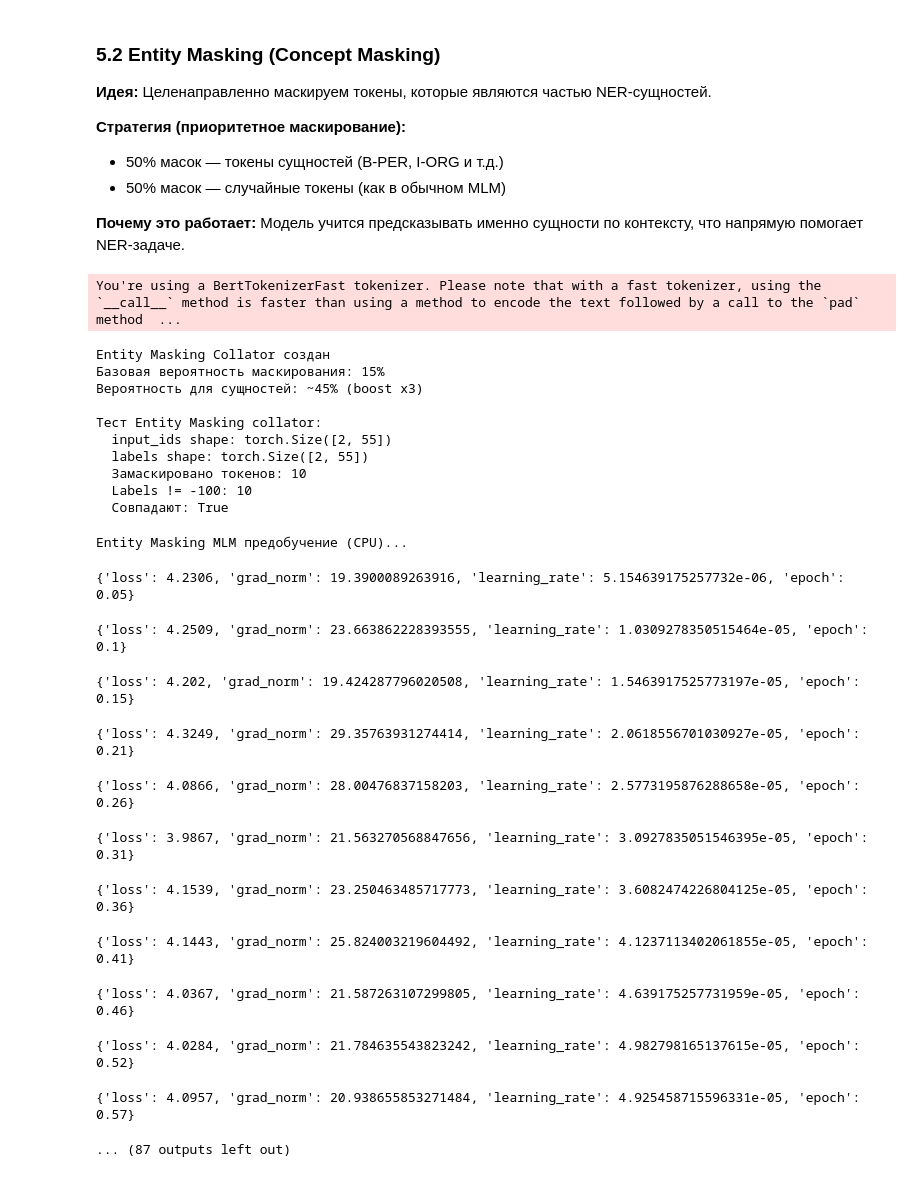
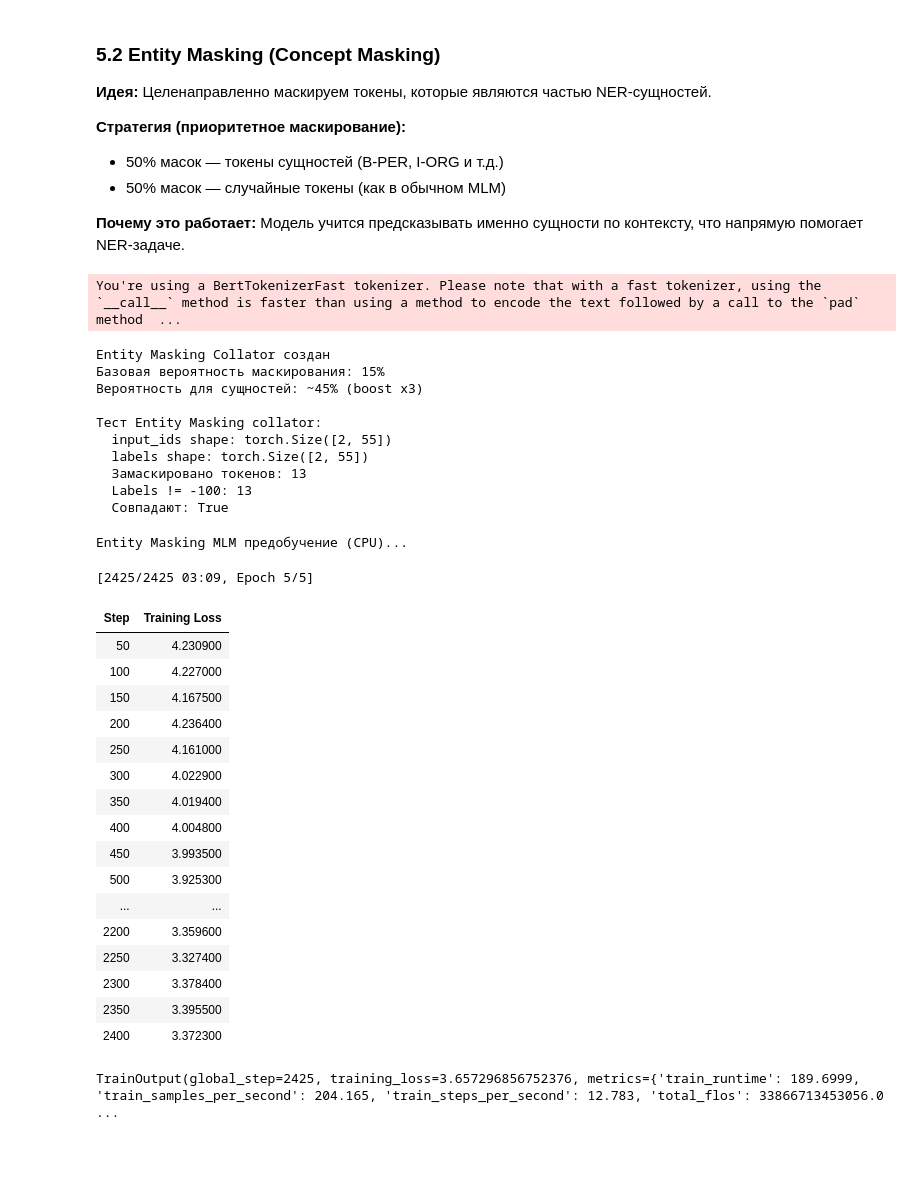
Before and after one commit to va-av-8/itmo_dl_nlp_course, a Jupyter notebook: hw3_ner_transformers.ipynb, the cells around one changed output. Saved outputs shown, nothing was run; the diff lists cells and outputs as text; code cells hidden in the pictures; blank space fills up the shorter version.

```diff
--- a/hw3_ner_transformers.ipynb
+++ b/hw3_ner_transformers.ipynb
@@ -1144,7 +1118,7 @@ else:
         # TrainingArguments с use_cpu=True
         wwm_ner_args = TrainingArguments(
             output_dir='./results/wwm_ner',
-            evaluation_strategy='epoch',
+            eval_strategy='epoch',
             save_strategy='epoch',
             learning_rate=2e-5,
             per_device_train_batch_size=BATCH_SIZE,
@@ -1403,51 +1372,58 @@ Entity Masking Collator создан
 Тест Entity Masking collator:
   input_ids shape: torch.Size([2, 55])
   labels shape: torch.Size([2, 55])
-  Замаскировано токенов: 10
-  Labels != -100: 10
+  Замаскировано токенов: 13
+  Labels != -100: 13
   Совпадают: True
 # %%
 # Загружаем свежую модель для Entity Masking MLM (на CPU)
-model_entity_mlm = AutoModelForMaskedLM.from_pretrained(MODEL_NAME)  # БЕЗ .to(DEVICE)
+model_entity_mlm = AutoModelForMaskedLM.from_pretrained(MODEL_NAME).to(DEVICE)
 
 entity_mlm_args = TrainingArguments(
     output_dir='./results/entity_mlm',
     num_train_epochs=5,
     per_device_train_batch_size=BATCH_SIZE,
     learning_rate=5e-5,
     weight_decay=0.01,
     warmup_ratio=0.1,
     logging_steps=50,
     save_strategy='epoch',
     fp16=False,  # CPU не поддерживает fp16
     seed=RANDOM_STATE,
     max_grad_norm=1.0,
     report_to='none',
-    use_cpu=True,  # ← ПРИНУДИТЕЛЬНО CPU
+    # use_cpu=True,  # ← ПРИНУДИТЕЛЬНО CPU
 )
 
 entity_mlm_trainer = Trainer(
     model=model_entity_mlm,
     args=entity_mlm_args,
     train_dataset=entity_mlm_dataset,
     data_collator=entity_collator,
     tokenizer=tokenizer
 )
 
 print('Entity Masking MLM предобучение (CPU)...')
 entity_mlm_trainer.train()
 # %% [output]
 Entity Masking MLM предобучение (CPU)...
-{'loss': 4.2306, 'grad_norm': 19.3900089263916, 'learning_rate': 5.154639175257732e-06, 'epoch': 0.05}
+[2425/2425 03:09, Epoch 5/5]
+| Step | Training Loss |
+| 50 | 4.230900 |
+| 100 | 4.227000 |
+| 150 | 4.167500 |
+| 200 | 4.236400 |
+| 250 | 4.161000 |
+| 300 | 4.022900 |
+| 350 | 4.019400 |
+| 400 | 4.004800 |
+| 450 | 3.993500 |
+| 500 | 3.925300 |
+| ... | ... |
+| 2200 | 3.359600 |
+| 2250 | 3.327400 |
+| 2300 | 3.378400 |
+| 2350 | 3.395500 |
+| 2400 | 3.372300 |
-{'loss': 4.2509, 'grad_norm': 23.663862228393555, 'learning_rate': 1.0309278350515464e-05, 'epoch': 0.1}
+TrainOutput(global_step=2425, training_loss=3.657296856752376, metrics={'train_runtime': 189.6999, 'train_samples_per_second': 204.165, 'train_steps_per_second': 12.783, 'total_flos': 33866713453056.0 ...
-{'loss': 4.202, 'grad_norm': 19.424287796020508, 'learning_rate': 1.5463917525773197e-05, 'epoch': 0.15}
-{'loss': 4.3249, 'grad_norm': 29.35763931274414, 'learning_rate': 2.0618556701030927e-05, 'epoch': 0.21}
-{'loss': 4.0866, 'grad_norm': 28.00476837158203, 'learning_rate': 2.5773195876288658e-05, 'epoch': 0.26}
-{'loss': 3.9867, 'grad_norm': 21.563270568847656, 'learning_rate': 3.0927835051546395e-05, 'epoch': 0.31}
-{'loss': 4.1539, 'grad_norm': 23.250463485717773, 'learning_rate': 3.6082474226804125e-05, 'epoch': 0.36}
-{'loss': 4.1443, 'grad_norm': 25.824003219604492, 'learning_rate': 4.1237113402061855e-05, 'epoch': 0.41}
-{'loss': 4.0367, 'grad_norm': 21.587263107299805, 'learning_rate': 4.639175257731959e-05, 'epoch': 0.46}
-{'loss': 4.0284, 'grad_norm': 21.784635543823242, 'learning_rate': 4.982798165137615e-05, 'epoch': 0.52}
-{'loss': 4.0957, 'grad_norm': 20.938655853271484, 'learning_rate': 4.925458715596331e-05, 'epoch': 0.57}
-... (87 outputs left out)
 # %%
```
Also changed, not shown: parts of 48 cells of this notebook.
